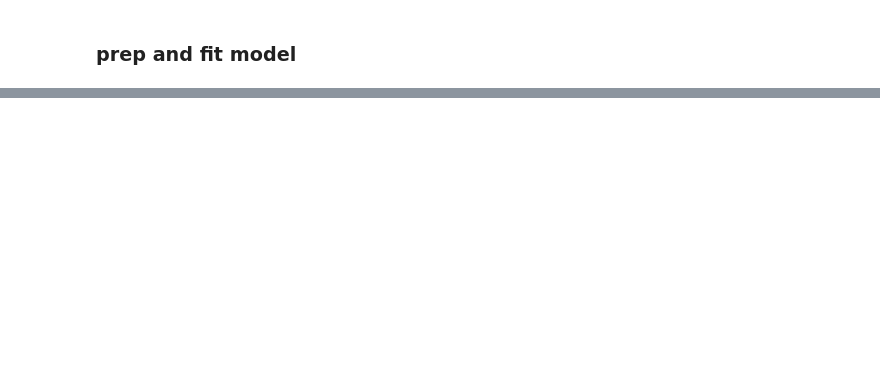
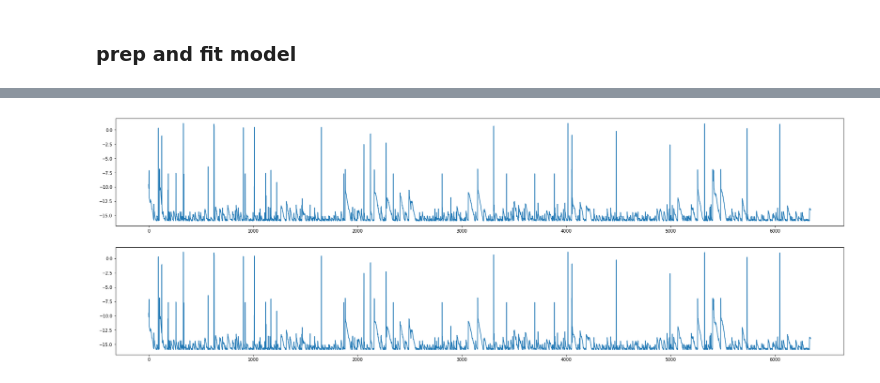
Before and after one commit to jonasdebeukelaer/teknoo, a Jupyter notebook: 4. keras_audio_generation/keras_lstm_audio.ipynb, the cells around one changed output, grey strips where cells are left out. Cells and saved outputs as stored; diff of their text form; code cells hidden in the pictures; blank space fills up the shorter version.

```diff
--- a/4. keras_audio_generation/keras_lstm_audio.ipynb
+++ b/4. keras_audio_generation/keras_lstm_audio.ipynb
@@ -185,0 +196,16 @@ KeyboardInterrupt:
+# %%
+#scale back does this bit do anything?
+seq = seq * (max_y - min_y) + min_y
+
+# plot
+fig = plt.figure(figsize=(30, 10))
+ax1 = fig.add_subplot(2, 1, 1)
+plt.plot(seq.transpose())
+
+ax2 = fig.add_subplot(2, 1, 2)
+plt.plot(seq[:30000].transpose())
+plt.show()
+
+display(Audio(seq, rate=sample_rate))
+# %% [output]
+[figure, added]
```
Also changed, not shown: parts of 7 cells of this notebook, 1 other file.
